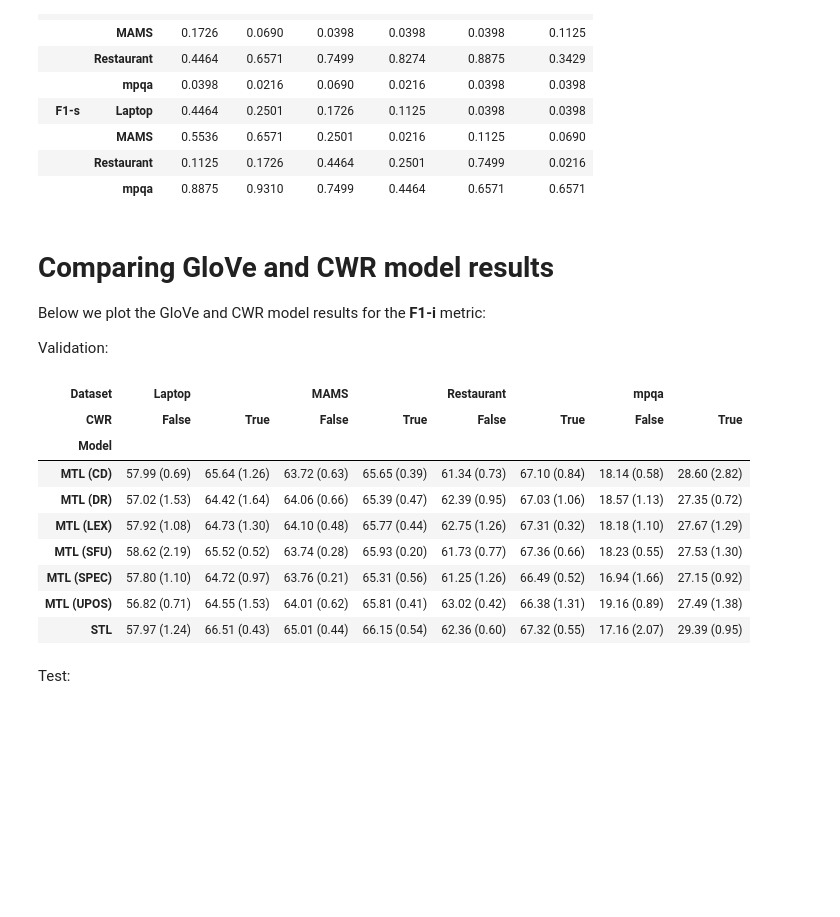
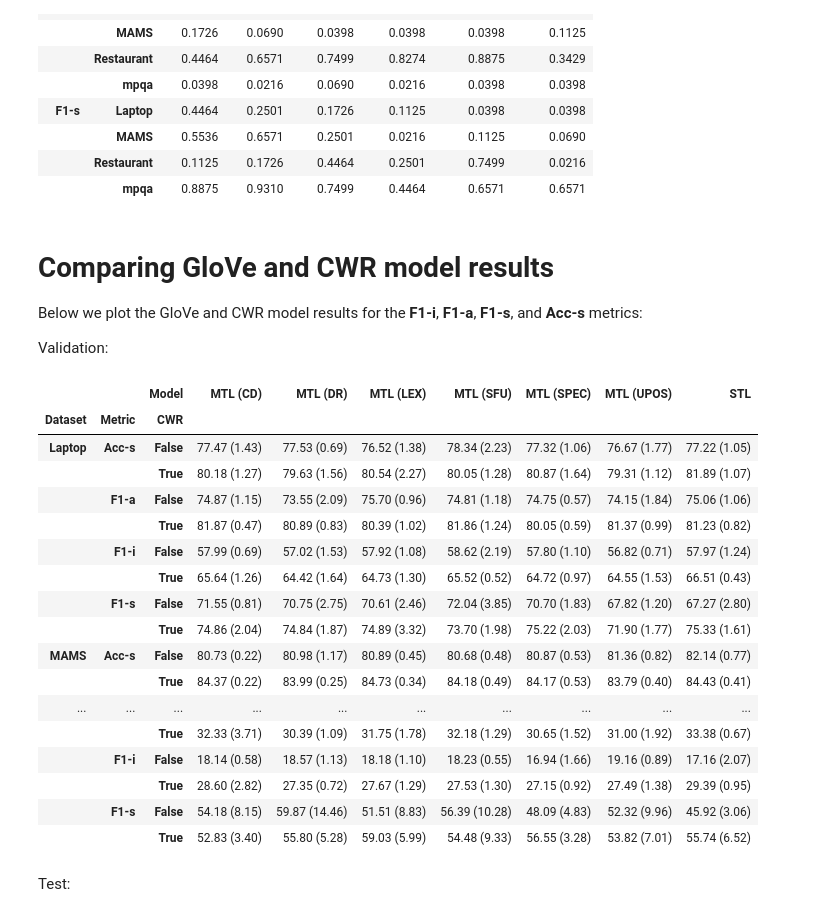
Before and after one commit to jerbarnes/multitask_negation_for_targeted_sentiment, a Jupyter notebook: notebooks/Main_Evaluation.ipynb, the cells around one changed output. Saved outputs shown, nothing was run; the diff lists cells and outputs as text; code cells hidden in the pictures; blank space fills up the shorter version.

Commit message:
Updated the tables

```diff
--- a/notebooks/Main_Evaluation.ipynb
+++ b/notebooks/Main_Evaluation.ipynb
@@ -676,26 +676,35 @@ pd.pivot_table(cwr_test_p_value_results, index=['Metric', 'Dataset'],
 # %% [markdown]
 # Comparing GloVe and CWR model results
 
-Below we plot the GloVe and CWR model results for the **F1-i** metric:
+Below we plot the GloVe and CWR model results for the **F1-i**, **F1-a**, **F1-s**, and **Acc-s** metrics:
 
 Validation:
 # %%
 all_results = pd.concat([results_df, cwr_results_df])
-all_f1_i_results = all_results[all_results['Metric']=='F1-i']
-all_validation_results = all_f1_i_results[all_f1_i_results['Split']=='Validation']
-pd.pivot_table(all_validation_results, values='Score', index='Model',
-               columns=['Dataset', 'CWR'], aggfunc=mean_std)
+all_results = all_results[all_results['Metric'].isin(['Acc-s', 'F1-s', 'F1-a', 'F1-i'])]
+all_validation_results = all_results[all_results['Split']=='Validation']
+all_test_results = all_results[all_results['Split']=='Test']
+pd.pivot_table(all_validation_results, values='Score', index=['Dataset', 'Metric', 'CWR'],
+               columns=['Model'], aggfunc=mean_std)
 # %% [output]
-| Dataset | Laptop |  | MAMS |  | Restaurant |  | mpqa |  |
-| CWR | False | True | False | True | False | True | False | True |
-| Model |  |  |  |  |  |  |  |  |
-| MTL (CD) | 57.99 (0.69) | 65.64 (1.26) | 63.72 (0.63) | 65.65 (0.39) | 61.34 (0.73) | 67.10 (0.84) | 18.14 (0.58) | 28.60 (2.82) |
-| MTL (DR) | 57.02 (1.53) | 64.42 (1.64) | 64.06 (0.66) | 65.39 (0.47) | 62.39 (0.95) | 67.03 (1.06) | 18.57 (1.13) | 27.35 (0.72) |
-| MTL (LEX) | 57.92 (1.08) | 64.73 (1.30) | 64.10 (0.48) | 65.77 (0.44) | 62.75 (1.26) | 67.31 (0.32) | 18.18 (1.10) | 27.67 (1.29) |
-| MTL (SFU) | 58.62 (2.19) | 65.52 (0.52) | 63.74 (0.28) | 65.93 (0.20) | 61.73 (0.77) | 67.36 (0.66) | 18.23 (0.55) | 27.53 (1.30) |
-| MTL (SPEC) | 57.80 (1.10) | 64.72 (0.97) | 63.76 (0.21) | 65.31 (0.56) | 61.25 (1.26) | 66.49 (0.52) | 16.94 (1.66) | 27.15 (0.92) |
-| MTL (UPOS) | 56.82 (0.71) | 64.55 (1.53) | 64.01 (0.62) | 65.81 (0.41) | 63.02 (0.42) | 66.38 (1.31) | 19.16 (0.89) | 27.49 (1.38) |
-| STL | 57.97 (1.24) | 66.51 (0.43) | 65.01 (0.44) | 66.15 (0.54) | 62.36 (0.60) | 67.32 (0.55) | 17.16 (2.07) | 29.39 (0.95) |
+|  |  | Model | MTL (CD) | MTL (DR) | MTL (LEX) | MTL (SFU) | MTL (SPEC) | MTL (UPOS) | STL |
+| Dataset | Metric | CWR |  |  |  |  |  |  |  |
+| Laptop | Acc-s | False | 77.47 (1.43) | 77.53 (0.69) | 76.52 (1.38) | 78.34 (2.23) | 77.32 (1.06) | 76.67 (1.77) | 77.22 (1.05) |
+|  |  | True | 80.18 (1.27) | 79.63 (1.56) | 80.54 (2.27) | 80.05 (1.28) | 80.87 (1.64) | 79.31 (1.12) | 81.89 (1.07) |
+|  | F1-a | False | 74.87 (1.15) | 73.55 (2.09) | 75.70 (0.96) | 74.81 (1.18) | 74.75 (0.57) | 74.15 (1.84) | 75.06 (1.06) |
+|  |  | True | 81.87 (0.47) | 80.89 (0.83) | 80.39 (1.02) | 81.86 (1.24) | 80.05 (0.59) | 81.37 (0.99) | 81.23 (0.82) |
+|  | F1-i | False | 57.99 (0.69) | 57.02 (1.53) | 57.92 (1.08) | 58.62 (2.19) | 57.80 (1.10) | 56.82 (0.71) | 57.97 (1.24) |
+|  |  | True | 65.64 (1.26) | 64.42 (1.64) | 64.73 (1.30) | 65.52 (0.52) | 64.72 (0.97) | 64.55 (1.53) | 66.51 (0.43) |
+|  | F1-s | False | 71.55 (0.81) | 70.75 (2.75) | 70.61 (2.46) | 72.04 (3.85) | 70.70 (1.83) | 67.82 (1.20) | 67.27 (2.80) |
+|  |  | True | 74.86 (2.04) | 74.84 (1.87) | 74.89 (3.32) | 73.70 (1.98) | 75.22 (2.03) | 71.90 (1.77) | 75.33 (1.61) |
+| MAMS | Acc-s | False | 80.73 (0.22) | 80.98 (1.17) | 80.89 (0.45) | 80.68 (0.48) | 80.87 (0.53) | 81.36 (0.82) | 82.14 (0.77) |
+|  |  | True | 84.37 (0.22) | 83.99 (0.25) | 84.73 (0.34) | 84.18 (0.49) | 84.17 (0.53) | 83.79 (0.40) | 84.43 (0.41) |
+| ... | ... | ... | ... | ... | ... | ... | ... | ... | ... |
+|  |  | True | 32.33 (3.71) | 30.39 (1.09) | 31.75 (1.78) | 32.18 (1.29) | 30.65 (1.52) | 31.00 (1.92) | 33.38 (0.67) |
+|  | F1-i | False | 18.14 (0.58) | 18.57 (1.13) | 18.18 (1.10) | 18.23 (0.55) | 16.94 (1.66) | 19.16 (0.89) | 17.16 (2.07) |
+|  |  | True | 28.60 (2.82) | 27.35 (0.72) | 27.67 (1.29) | 27.53 (1.30) | 27.15 (0.92) | 27.49 (1.38) | 29.39 (0.95) |
+|  | F1-s | False | 54.18 (8.15) | 59.87 (14.46) | 51.51 (8.83) | 56.39 (10.28) | 48.09 (4.83) | 52.32 (9.96) | 45.92 (3.06) |
+|  |  | True | 52.83 (3.40) | 55.80 (5.28) | 59.03 (5.99) | 54.48 (9.33) | 56.55 (3.28) | 53.82 (7.01) | 55.74 (6.52) |
 # %% [markdown]
 Test:
 # %%
```
Also changed, not shown: parts of 1 cell of this notebook.
